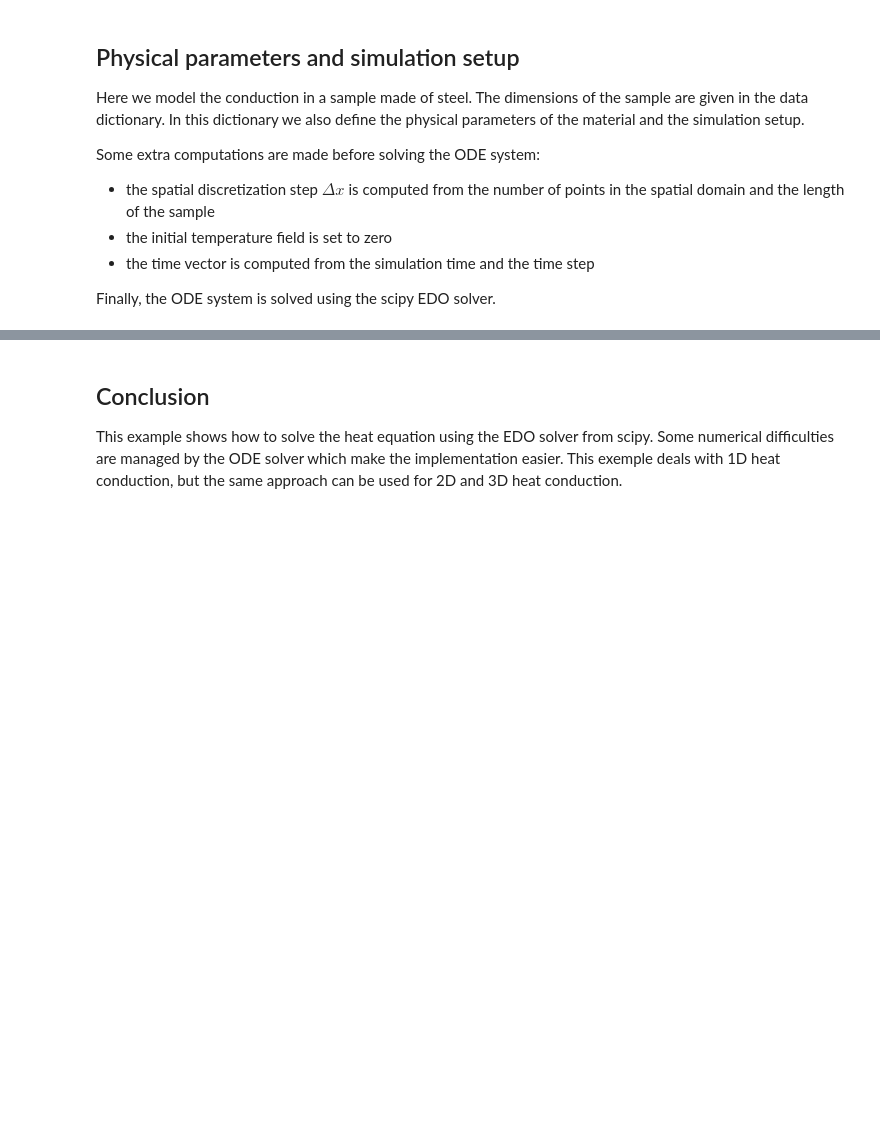
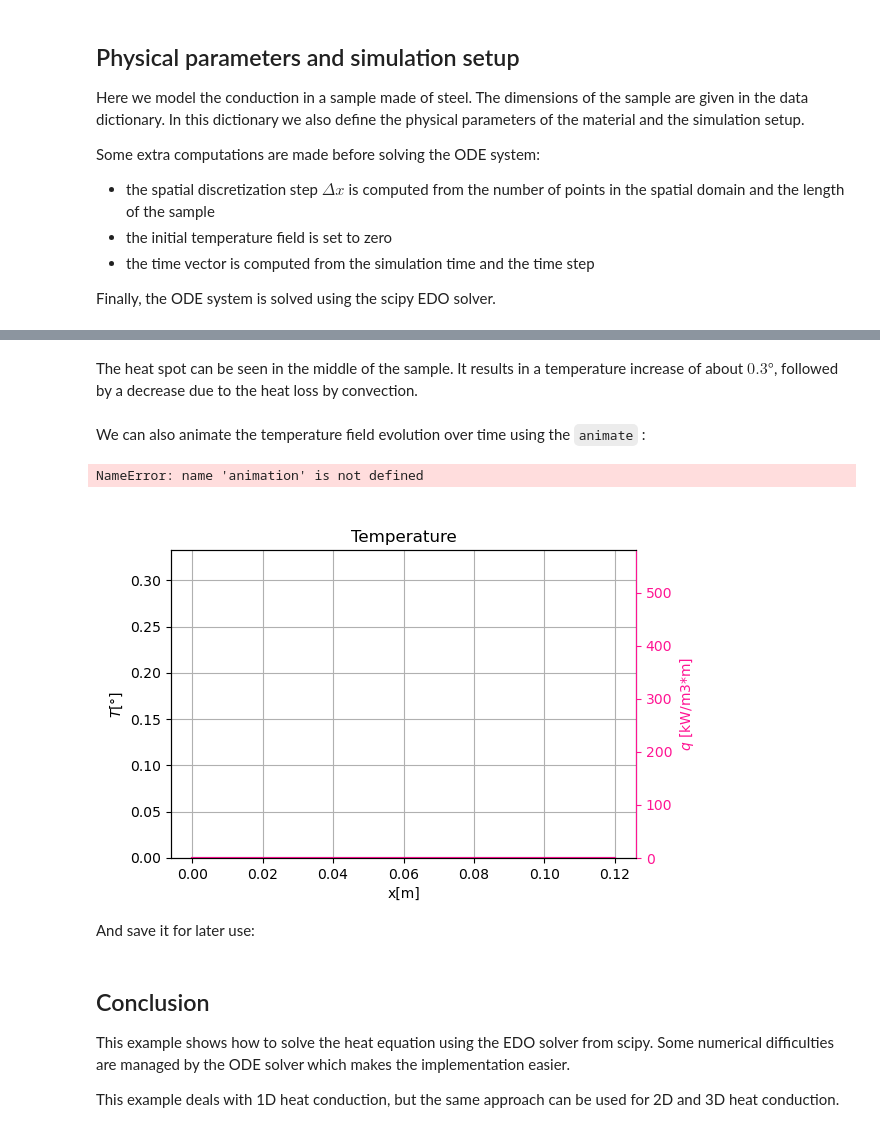
Before and after one commit to EmileRouxSMB/EmileRouxSMB.github.io, a Jupyter notebook: assets/jupyter/Heat1S_ODESolve.ipynb, the cells around one changed output, grey strips where cells are left out. Drawn from its saved outputs; the diff is of its cells as text; code cells hidden in the pictures; blank space fills up the shorter version.

```diff
--- a/assets/jupyter/Heat1S_ODESolve.ipynb
+++ b/assets/jupyter/Heat1S_ODESolve.ipynb
@@ -239,0 +227,45 @@ ani
+# %% [markdown]
+The heat spot can be seen in the middle of the sample.
+It results in a temperature increase of about $0.3°$, followed by a decrease due to the heat loss by convection.
+# %% [markdown]
+We can also animate the temperature field evolution over time using the `animate` :
+# %%
+import matplotlib.animation as animation
+from IPython.display import HTML, display
+
+s = source(xg, tg, data["q"])/1000
+T = sol.y.T
+
+fig = plt.figure(figsize=(6, 4))
+
+ax1 = fig.add_subplot(111)
+ax1.set_ylim(T.min(), 1.1*T.max())
+ax1.set_xlabel("x[m]")
+ax1.set_ylabel(r"$T [°]$")
+ax1.set_title("Temperature")
+p1, = ax1.plot(x, T[0,:])
+
+ax2 = ax1.twinx()
+ax2.set_ylabel(r"$q$ [kW/m3*m]")
+ax2.set_ylim(s.min(), 1.5*s.max())
+ax2.spines['right'].set_color('deeppink')
+ax2.tick_params(axis='y', colors='deeppink')
+ax2.yaxis.label.set_color('deeppink')
+p2, = ax2.plot(x, s[0,:], color='deeppink')
+
+ax1.grid()
+
+def update_plot(frame_number):
+    p1.set_ydata(T[frame_number,:])
+    p2.set_ydata(s[frame_number,:])
+    ax1.set_title("Temperature at t={:.2f}s".format(t_eval[frame_number]))
+    return p1, p2
+
+anim = animation.FuncAnimation(fig, update_plot, frames = len(t_eval)-1, interval=100, blit=False)
+plt.close(anim._fig)
+display(HTML(anim.to_jshtml()))
+# %% [output]
+NameError: name 'animation' is not defined
+[figure, added]
+# %% [markdown]
+And save it for later use:
@@ -240,5 +278,6 @@ ani
 # %% [markdown]
 ## Conclusion
 This example shows how to solve the heat equation using the EDO solver from scipy.
-Some numerical difficulties are managed by the ODE solver which make the implementation easier.
-This exemple deals with 1D heat conduction, but the same approach can be used for 2D and 3D heat conduction.
+Some numerical difficulties are managed by the ODE solver which makes the implementation easier.
+
+This example deals with 1D heat conduction, but the same approach can be used for 2D and 3D heat conduction.
```
Also changed, not shown: parts of 11 cells of this notebook, 3 other files.
